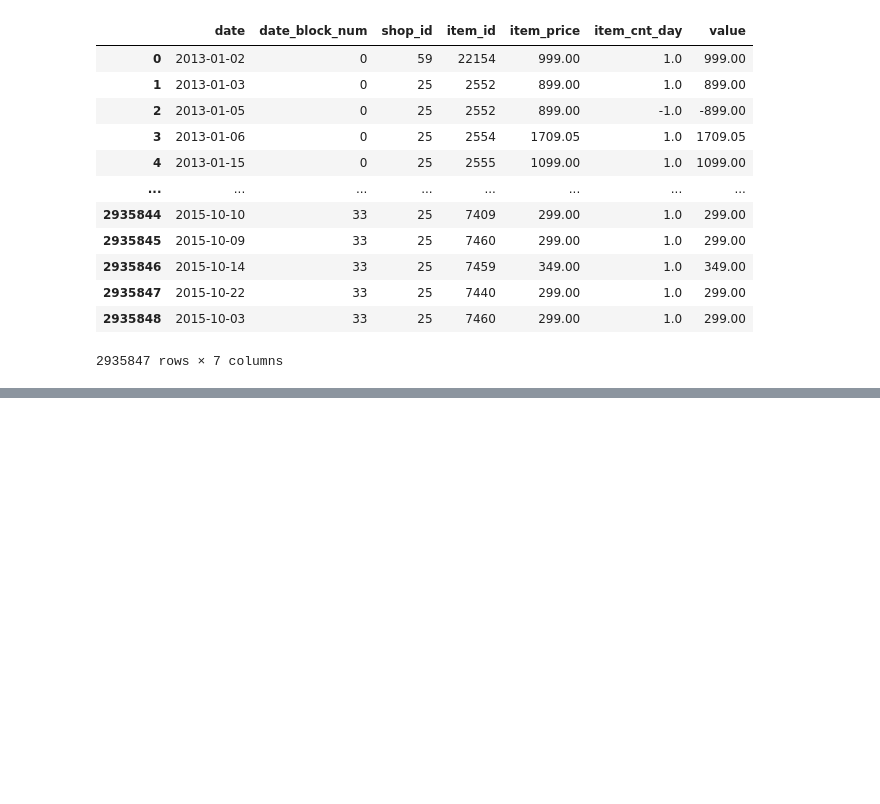
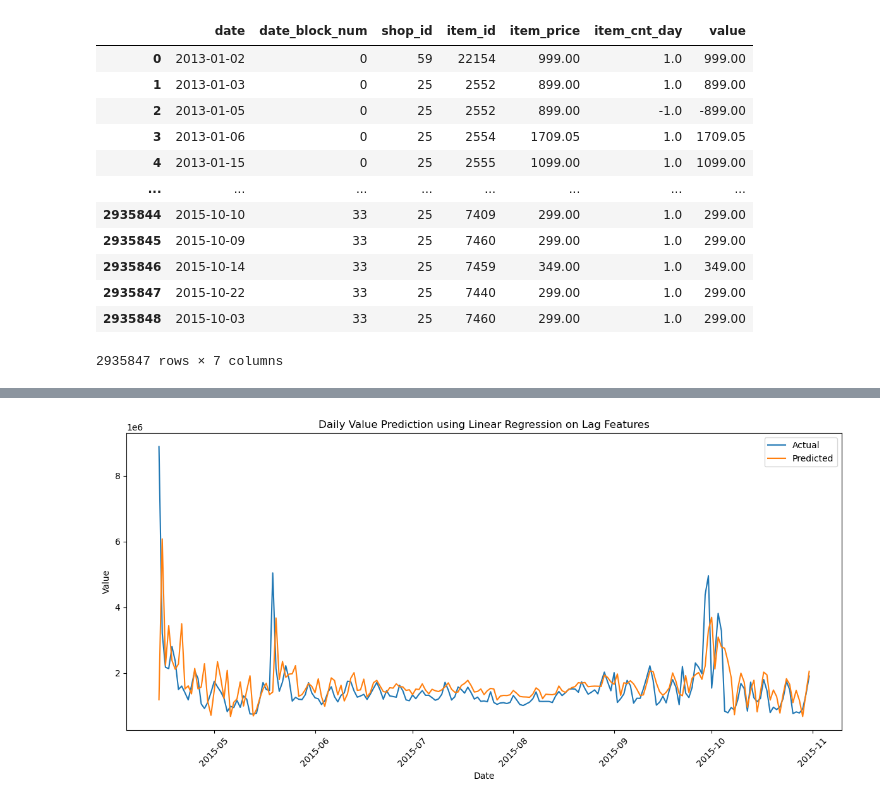
Before and after one commit to zacharyvachal/COS-448, a Jupyter notebook: dynamic.ipynb, the cells around one changed output, grey strips where cells are left out. Drawn from its saved outputs; the diff is of its cells as text; code cells hidden in the pictures; blank space fills up the shorter version.

Commit message:
predictions on shop data

```diff
--- a/dynamic.ipynb
+++ b/dynamic.ipynb
@@ -217,0 +289,54 @@ plt.show()
+# %%
+import pandas as pd
+import numpy as np
+import matplotlib.pyplot as plt
+from sklearn.linear_model import LinearRegression
+from sklearn.preprocessing import MinMaxScaler
+from sklearn.model_selection import train_test_split
+from sklearn.metrics import mean_squared_error
+
+# Sort and normalize
+value_by_day = value_by_day.sort_values('date').reset_index(drop=True)
+scaler = MinMaxScaler()
+value_by_day['value_scaled'] = scaler.fit_transform(value_by_day[['value']])
+
+# Create lag features
+seq_len = 30
+for lag in range(1, seq_len + 1):
+    value_by_day[f'lag_{lag}'] = value_by_day['value_scaled'].shift(lag)
+
+# Drop rows with NaNs from lagging
+lagged = value_by_day.dropna().reset_index(drop=True)
+
+# Prepare data
+feature_cols = [f'lag_{i}' for i in range(1, seq_len + 1)]
+X = lagged[feature_cols].values
+y = lagged['value_scaled'].values
+
+X_train, X_test, y_train, y_test = train_test_split(X, y, shuffle=False, test_size=0.2)
+
+# Train model
+model = LinearRegression()
+model.fit(X_train, y_train)
+y_pred = model.predict(X_test)
+
+# Inverse scale
+y_pred_unscaled = scaler.inverse_transform(y_pred.reshape(-1, 1)).flatten()
+y_true_unscaled = scaler.inverse_transform(y_test.reshape(-1, 1)).flatten()
+
+# Dates for plotting
+test_dates = lagged['date'].iloc[-len(y_test):].values
+
+# Plot
+plt.figure(figsize=(12, 6))
+plt.plot(test_dates, y_true_unscaled, label='Actual')
+plt.plot(test_dates, y_pred_unscaled, label='Predicted')
+plt.title("Daily Value Prediction using Linear Regression on Lag Features")
+plt.xlabel("Date")
+plt.ylabel("Value")
+plt.xticks(rotation=45)
+plt.legend()
+plt.tight_layout()
+plt.show()
+# %% [output]
+[figure, added]
```
Also changed, not shown: parts of 14 cells of this notebook.
